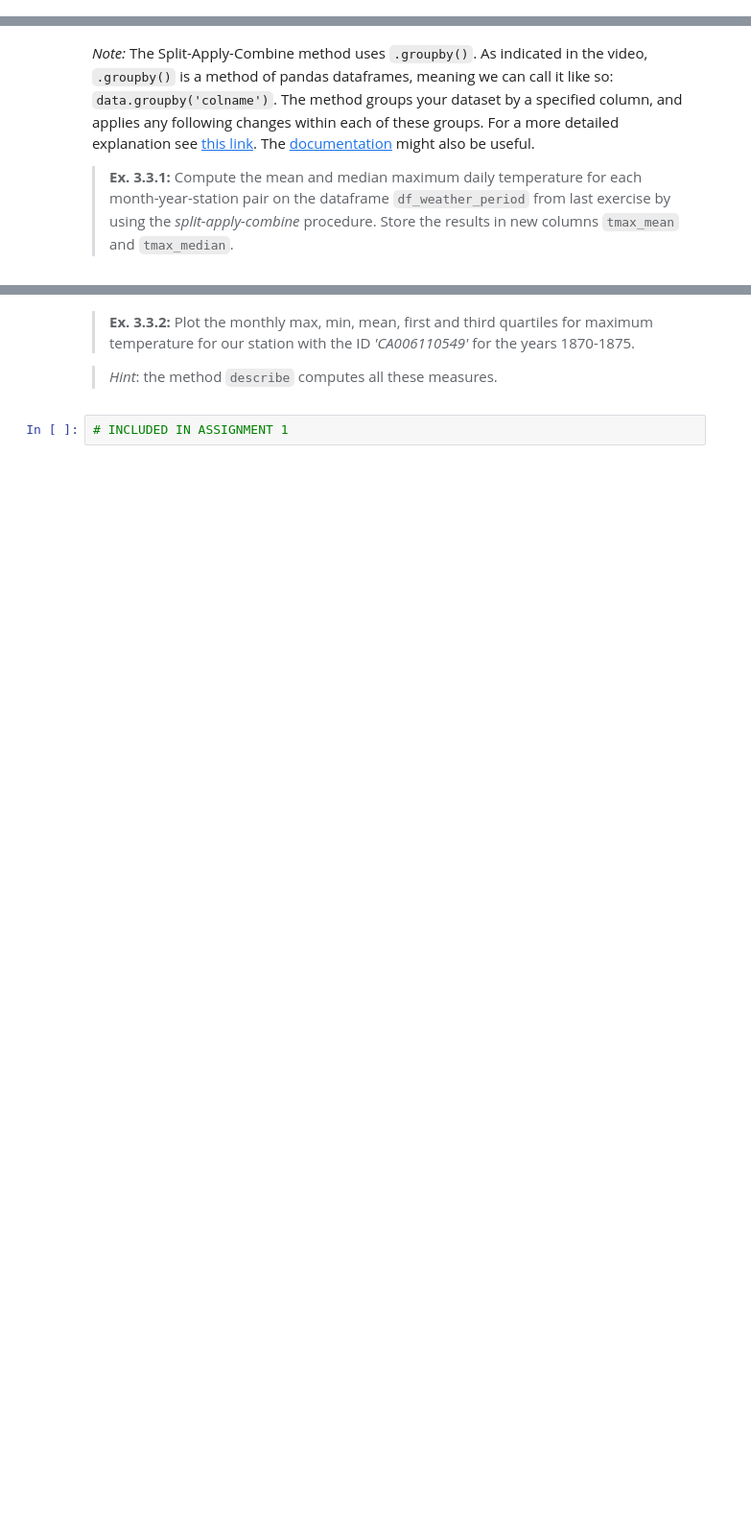
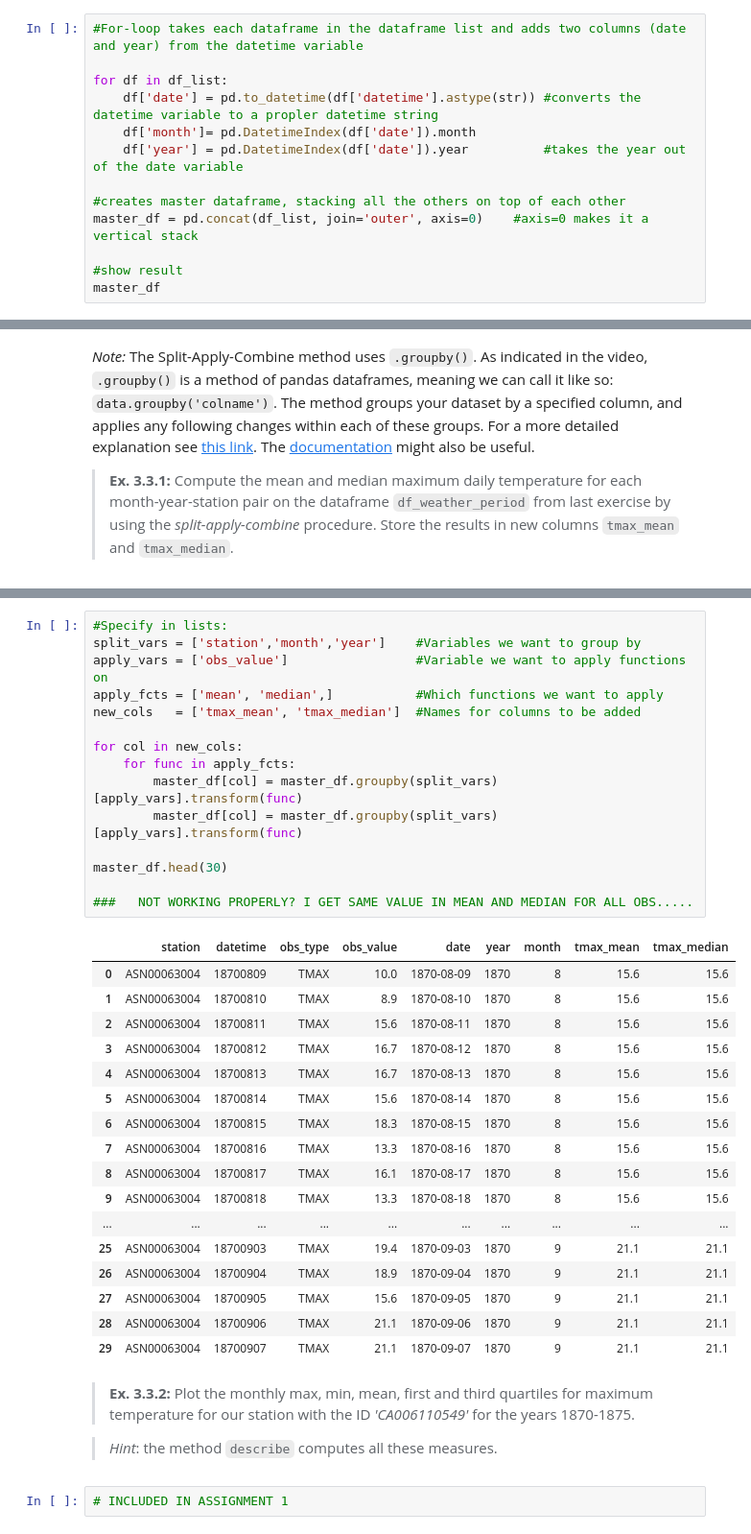
Before and after one commit to andersbnt/Group-22-ISDS2022, a Jupyter notebook: exercises/module3/Anders_module_3_exercises.ipynb, the cells around one changed output, grey strips where cells are left out. Shown: that part at 96% size. Drawn from its saved outputs; the diff is of its cells as text; blank space fills up the shorter version.

```diff
--- a/exercises/module3/Anders_module_3_exercises.ipynb
+++ b/exercises/module3/Anders_module_3_exercises.ipynb
@@ -220,0 +185,13 @@ Name: date, Length: 34225, dtype: int64
+# %%
+#For-loop takes each dataframe in the dataframe list and adds two columns (date and year) from the datetime variable
+
+for df in df_list:
+    df['date'] = pd.to_datetime(df['datetime'].astype(str)) #converts the datetime variable to a propler datetime string
+    df['month']= pd.DatetimeIndex(df['date']).month
+    df['year'] = pd.DatetimeIndex(df['date']).year          #takes the year out of the date variable
+
+#creates master dataframe, stacking all the others on top of each other
+master_df = pd.concat(df_list, join='outer', axis=0)    #axis=0 makes it a vertical stack
+
+#show result
+master_df
@@ -233,3 +247,36 @@ YouTubeVideo('pZinSHCRgbA', width=640, height=360)
+# %%
+#Specify in lists:
+split_vars = ['station','month','year']    #Variables we want to group by
+apply_vars = ['obs_value']                 #Variable we want to apply functions on
+apply_fcts = ['mean', 'median',]           #Which functions we want to apply
+new_cols   = ['tmax_mean', 'tmax_median']  #Names for columns to be added
+
+for col in new_cols:
+    for func in apply_fcts:
+        master_df[col] = master_df.groupby(split_vars)[apply_vars].transform(func)
+        master_df[col] = master_df.groupby(split_vars)[apply_vars].transform(func)
+
+master_df.head(30)
+
+###   NOT WORKING PROPERLY? I GET SAME VALUE IN MEAN AND MEDIAN FOR ALL OBS.....
+# %% [output]
+|  | station | datetime | obs_type | obs_value | date | year | month | tmax_mean | tmax_median |
+| 0 | ASN00063004 | 18700809 | TMAX | 10.0 | 1870-08-09 | 1870 | 8 | 15.6 | 15.6 |
+| 1 | ASN00063004 | 18700810 | TMAX | 8.9 | 1870-08-10 | 1870 | 8 | 15.6 | 15.6 |
+| 2 | ASN00063004 | 18700811 | TMAX | 15.6 | 1870-08-11 | 1870 | 8 | 15.6 | 15.6 |
+| 3 | ASN00063004 | 18700812 | TMAX | 16.7 | 1870-08-12 | 1870 | 8 | 15.6 | 15.6 |
+| 4 | ASN00063004 | 18700813 | TMAX | 16.7 | 1870-08-13 | 1870 | 8 | 15.6 | 15.6 |
+| 5 | ASN00063004 | 18700814 | TMAX | 15.6 | 1870-08-14 | 1870 | 8 | 15.6 | 15.6 |
+| 6 | ASN00063004 | 18700815 | TMAX | 18.3 | 1870-08-15 | 1870 | 8 | 15.6 | 15.6 |
+| 7 | ASN00063004 | 18700816 | TMAX | 13.3 | 1870-08-16 | 1870 | 8 | 15.6 | 15.6 |
+| 8 | ASN00063004 | 18700817 | TMAX | 16.1 | 1870-08-17 | 1870 | 8 | 15.6 | 15.6 |
+| 9 | ASN00063004 | 18700818 | TMAX | 13.3 | 1870-08-18 | 1870 | 8 | 15.6 | 15.6 |
+| ... | ... | ... | ... | ... | ... | ... | ... | ... | ... |
+| 25 | ASN00063004 | 18700903 | TMAX | 19.4 | 1870-09-03 | 1870 | 9 | 21.1 | 21.1 |
+| 26 | ASN00063004 | 18700904 | TMAX | 18.9 | 1870-09-04 | 1870 | 9 | 21.1 | 21.1 |
+| 27 | ASN00063004 | 18700905 | TMAX | 15.6 | 1870-09-05 | 1870 | 9 | 21.1 | 21.1 |
+| 28 | ASN00063004 | 18700906 | TMAX | 21.1 | 1870-09-06 | 1870 | 9 | 21.1 | 21.1 |
+| 29 | ASN00063004 | 18700907 | TMAX | 21.1 | 1870-09-07 | 1870 | 9 | 21.1 | 21.1 |
 # %% [markdown]
 > **Ex. 3.3.2:** Plot the monthly max, min, mean, first and third quartiles for maximum temperature for our station with the ID _'CA006110549'_ for the years 1870-1875.
 
```
Also changed, not shown: parts of 9 cells of this notebook, 2 other files.
